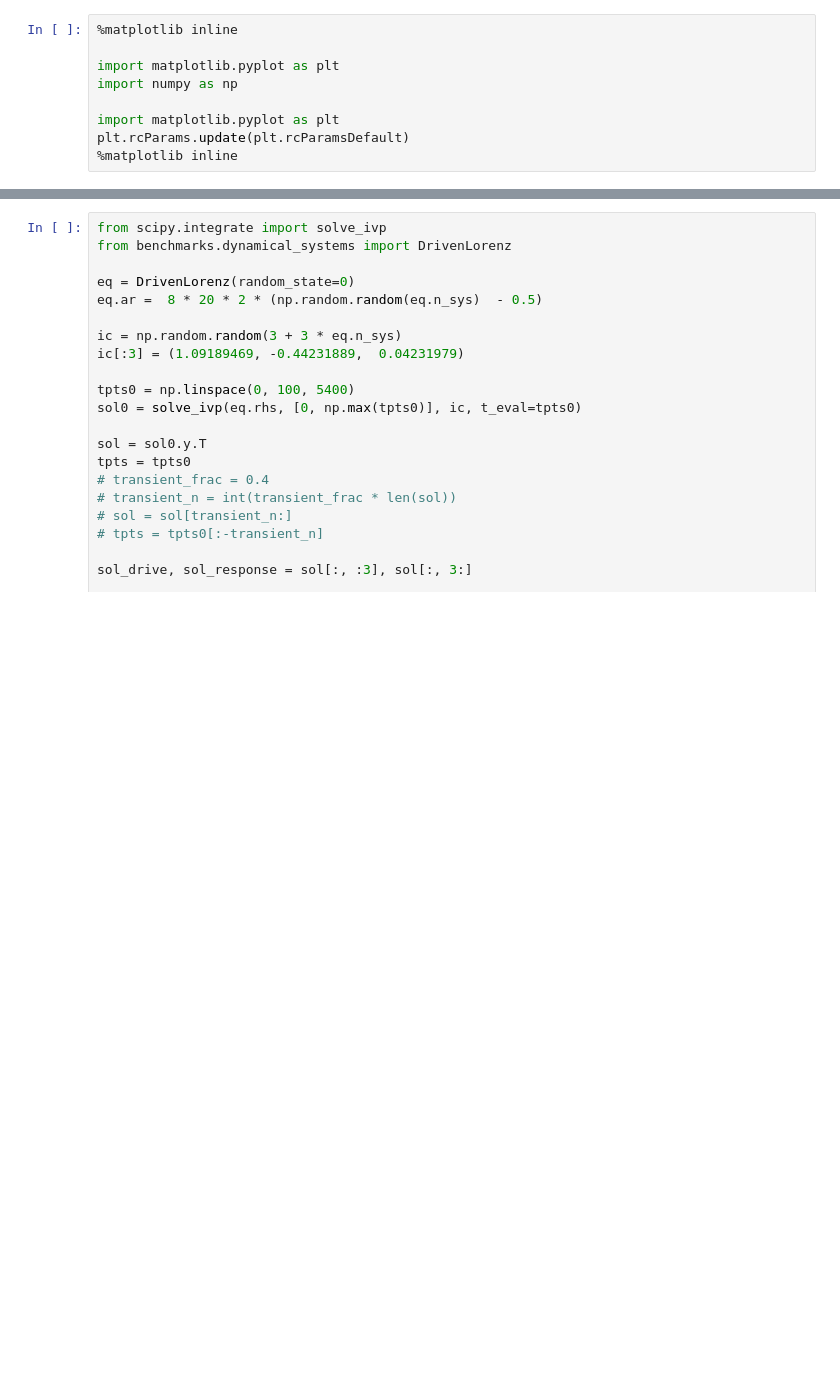
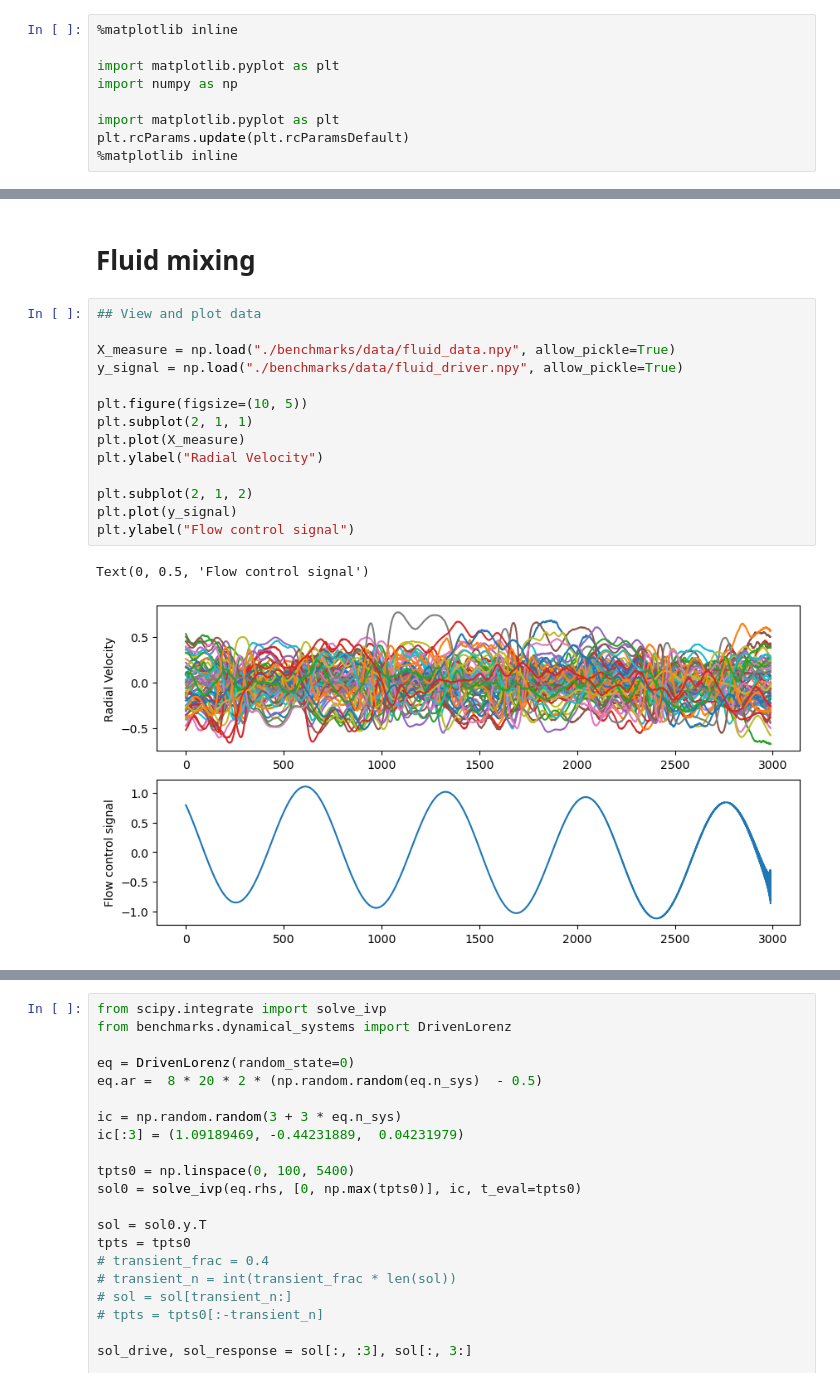
Before and after one commit to williamgilpin/shrec, a Jupyter notebook: demos.ipynb, the cells around one changed output, grey strips where cells are left out. Cells and saved outputs as stored; diff of their text form; blank space fills up the shorter version.

```diff
--- a/demos.ipynb
+++ b/demos.ipynb
@@ -11,0 +46,19 @@ plt.rcParams.update(plt.rcParamsDefault)
+# %% [markdown]
+# Fluid mixing
+# %%
+## View and plot data
+
+X_measure = np.load("./benchmarks/data/fluid_data.npy", allow_pickle=True)
+y_signal = np.load("./benchmarks/data/fluid_driver.npy", allow_pickle=True)
+
+plt.figure(figsize=(10, 5))
+plt.subplot(2, 1, 1)
+plt.plot(X_measure)
+plt.ylabel("Radial Velocity")
+
+plt.subplot(2, 1, 2)
+plt.plot(y_signal)
+plt.ylabel("Flow control signal")
+# %% [output]
+Text(0, 0.5, 'Flow control signal')
+[figure, added]
```
Also changed, not shown: parts of 16 cells of this notebook, 13 other files.
